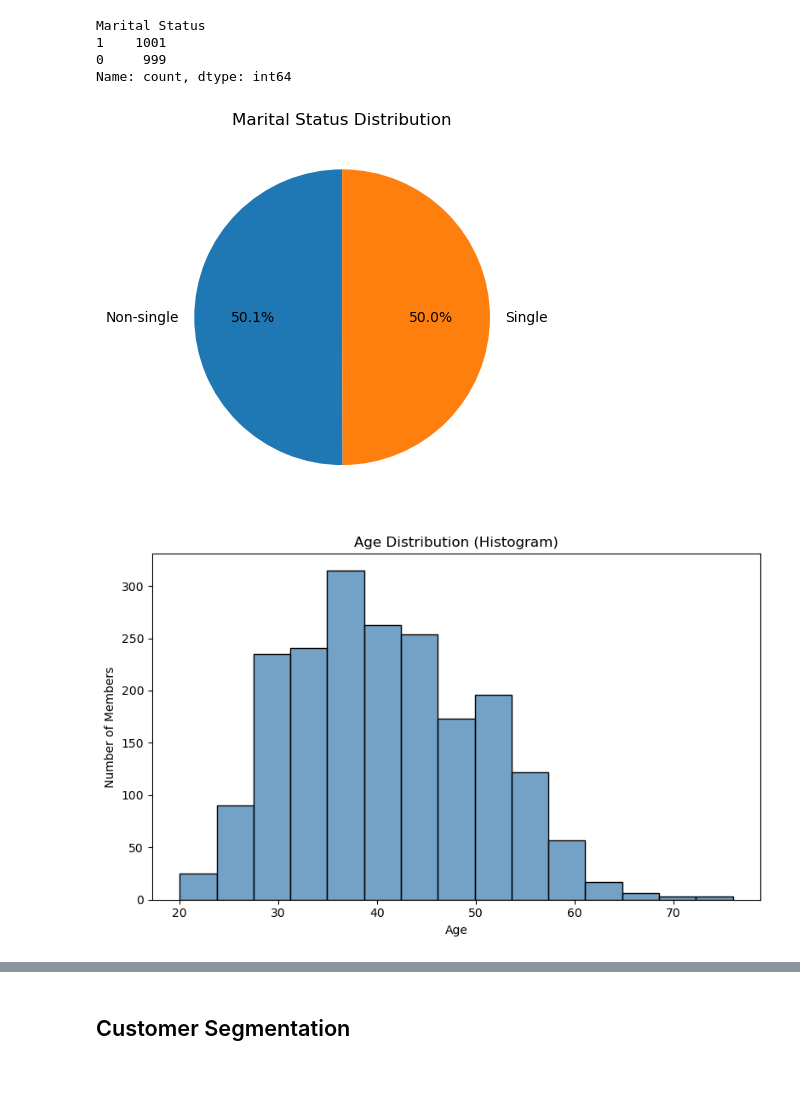
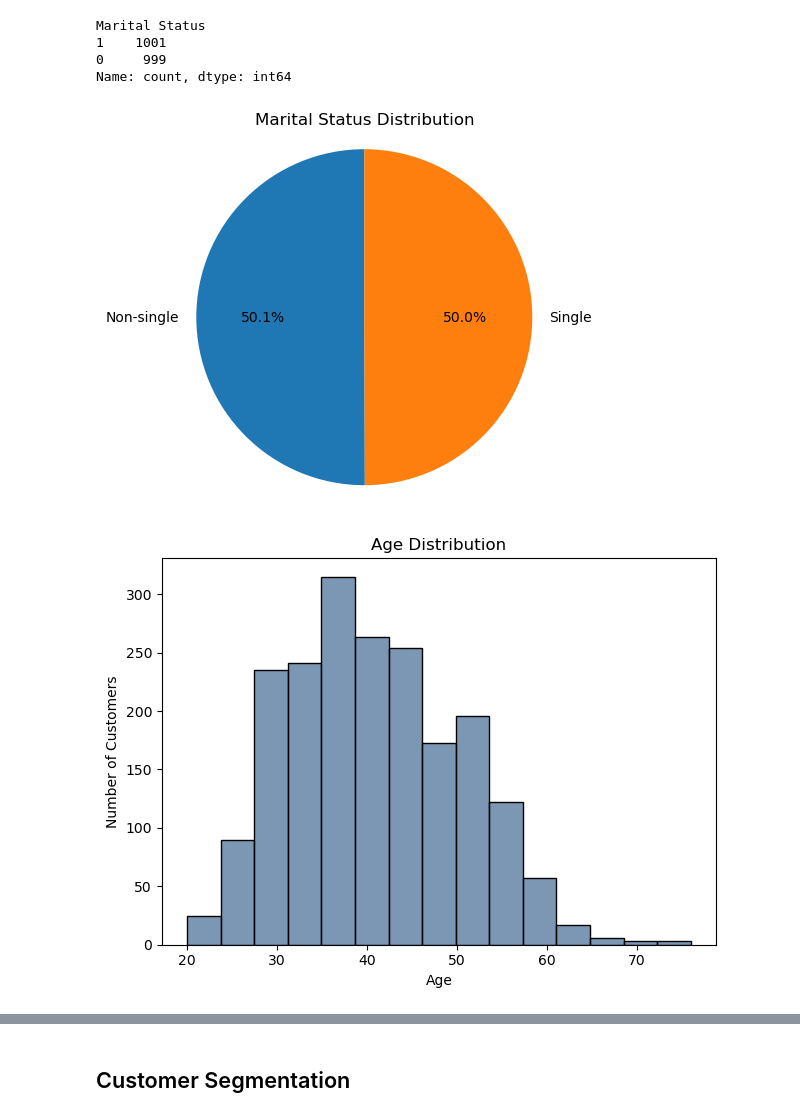
Before and after one commit to hearangheo/Applied-Predictive-Analytics, a Jupyter notebook: Assignment2_HeaRangHeo.ipynb, the cells around one changed output, grey strips where cells are left out. Saved outputs shown, nothing was run; the diff lists cells and outputs as text; code cells hidden in the pictures; blank space fills up the shorter version.

```diff
--- a/Assignment2_HeaRangHeo.ipynb
+++ b/Assignment2_HeaRangHeo.ipynb
@@ -52,0 +47,3 @@ Name: count, dtype: int64
+# %%
+# Create copy of df to df_EDA to be used for EDA
+df_EDA = df.copy()
@@ -76,28 +85,33 @@ Marital Status
 0     999
 Name: count, dtype: int64
 # %%
-marital_map = {0: "Single", 1: "Non-single"}
-df["Marital Status"] = df["Marital Status"].map(marital_map)
+# Map marital status values to labels
+marital_map = {
+    0: "Single",
+    1: "Non-single"
+    }
 
-df["Marital Status"].value_counts().plot.pie(
-    autopct = '%1.1f%%',
-    startangle = 90,
-    labels = df["Marital Status"].value_counts().index
+marital_counts = df_EDA['Marital Status'].map(marital_map).value_counts()
+
+marital_counts.plot(
+    kind='pie',
+    autopct='%1.1f%%',
+    startangle=90,
+    title='Marital Status Distribution',
+    ylabel=''
 )
 
-plt.title("Marital Status Distribution")
-plt.ylabel('')
+plt.axis('equal')  # Ensures the pie is a circle
 plt.show()
 # %% [output]
-[figure, old version]
+[figure, new version]
 # %%
-plt.figure(figsize=(8, 5))
-sns.histplot(df["Age"], bins=15, color='steelblue')
-plt.title("Age Distribution (Histogram)")
+sns.histplot(df_EDA["Age"], bins=15, color='#4F759B')
+plt.title("Age Distribution")
 plt.xlabel("Age")
-plt.ylabel("Number of Members")
+plt.ylabel("Number of Customers")
 plt.tight_layout()
 plt.show()
 # %% [output]
-[figure, old version]
+[figure, new version]
 # %%
```
Also changed, not shown: parts of 24 cells of this notebook.
